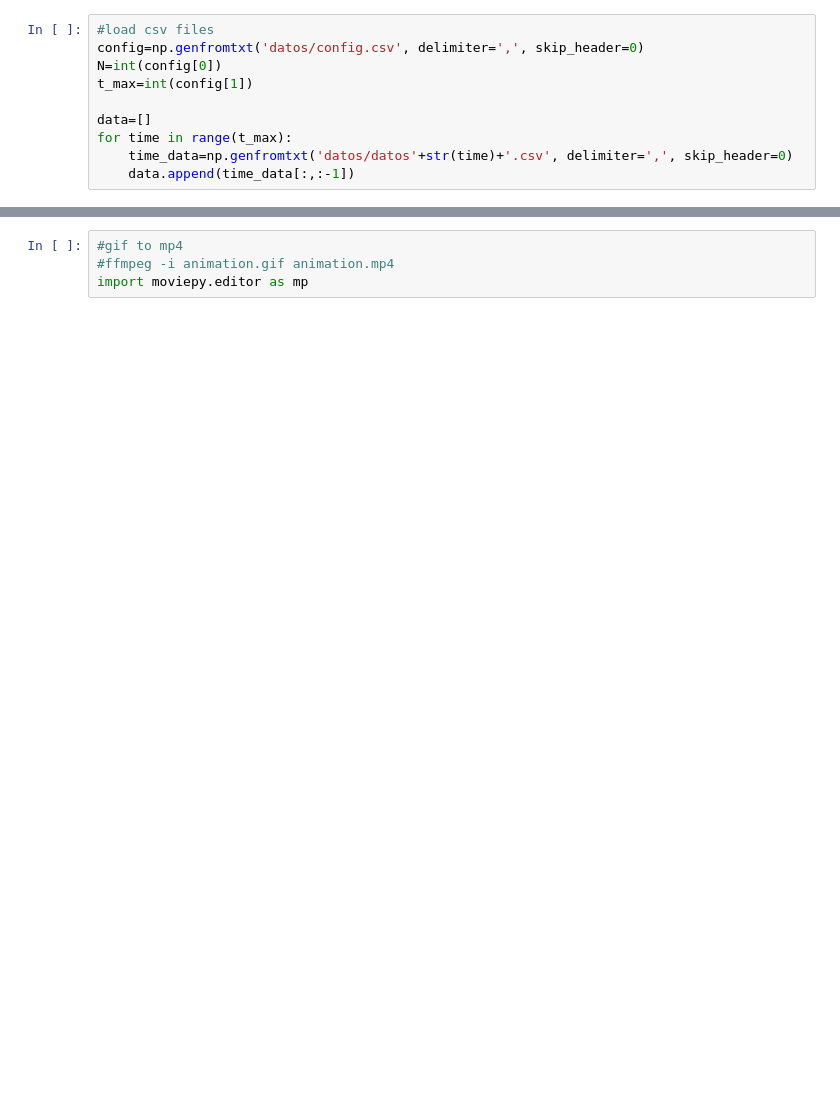
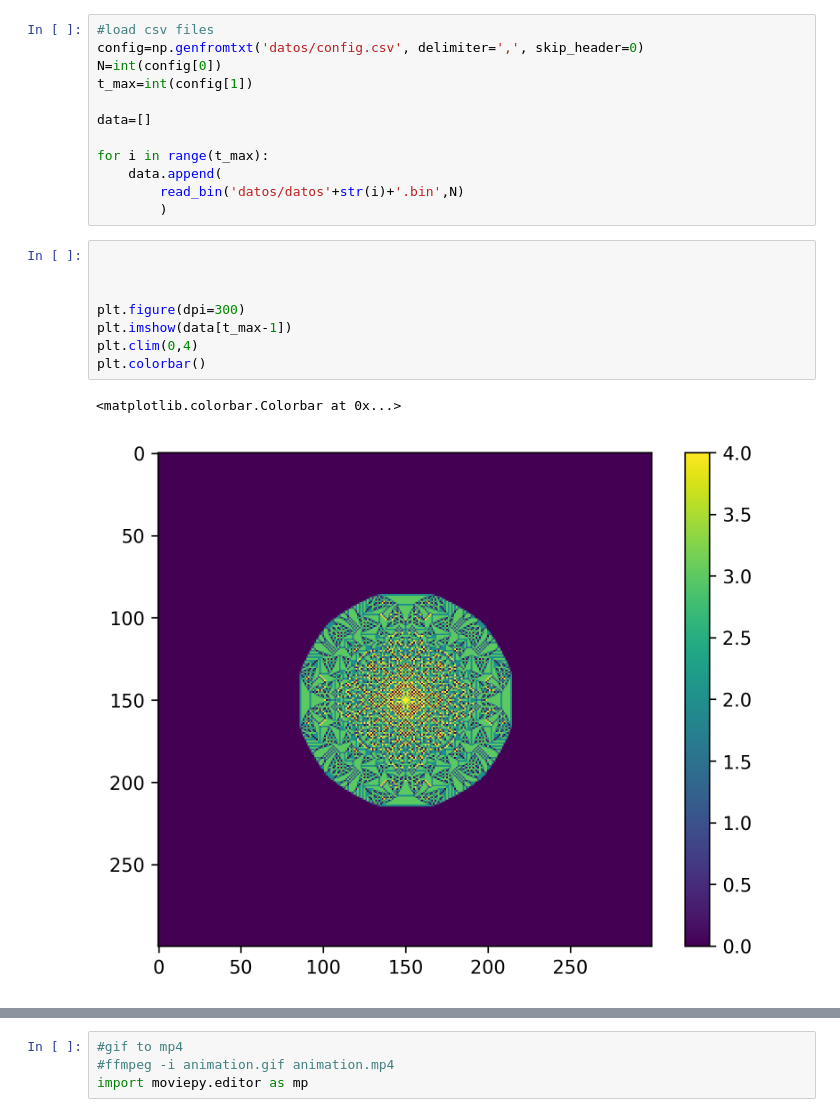
Before and after one commit to nick0413/Mec_estadistica, a Jupyter notebook: proyecto/btw/animate.ipynb, the cells around one changed output, grey strips where cells are left out. Saved outputs shown, nothing was run; the diff lists cells and outputs as text; blank space fills up the shorter version.

```diff
--- a/proyecto/btw/animate.ipynb
+++ b/proyecto/btw/animate.ipynb
@@ -9,6 +76,19 @@ N=int(config[0])
 t_max=int(config[1])
 
 data=[]
-for time in range(t_max):
-	time_data=np.genfromtxt('datos/datos'+str(time)+'.csv', delimiter=',', skip_header=0)
-	data.append(time_data[:,:-1])
+
+for i in range(t_max):
+	data.append(
+		read_bin('datos/datos'+str(i)+'.bin',N)
+		)
+# %%
+
+
+
+plt.figure(dpi=300)
+plt.imshow(data[t_max-1])
+plt.clim(0,4)
+plt.colorbar()
+# %% [output]
+<matplotlib.colorbar.Colorbar at 0x...>
+[figure, added]
```
Also changed, not shown: parts of 5 cells of this notebook, 7 other files.
